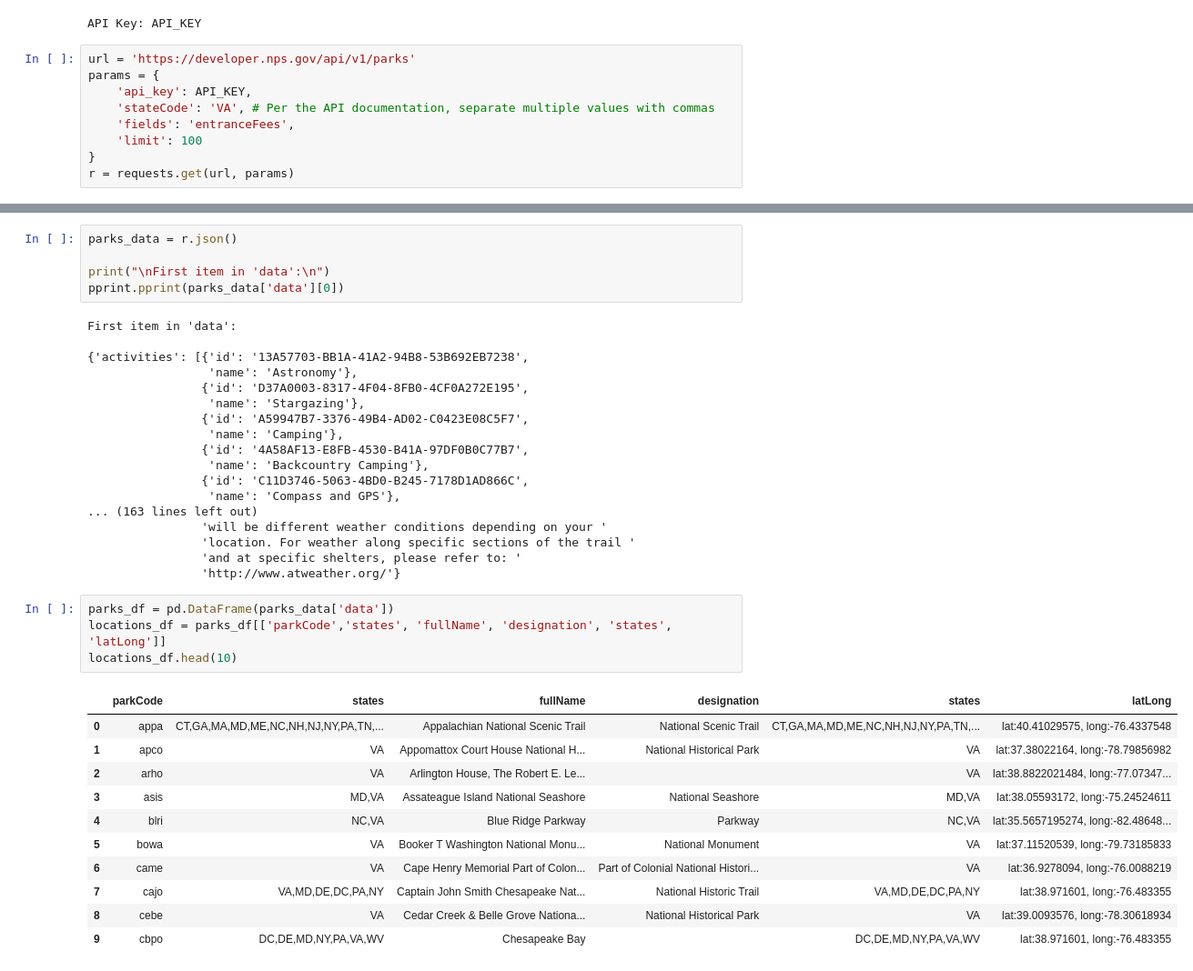
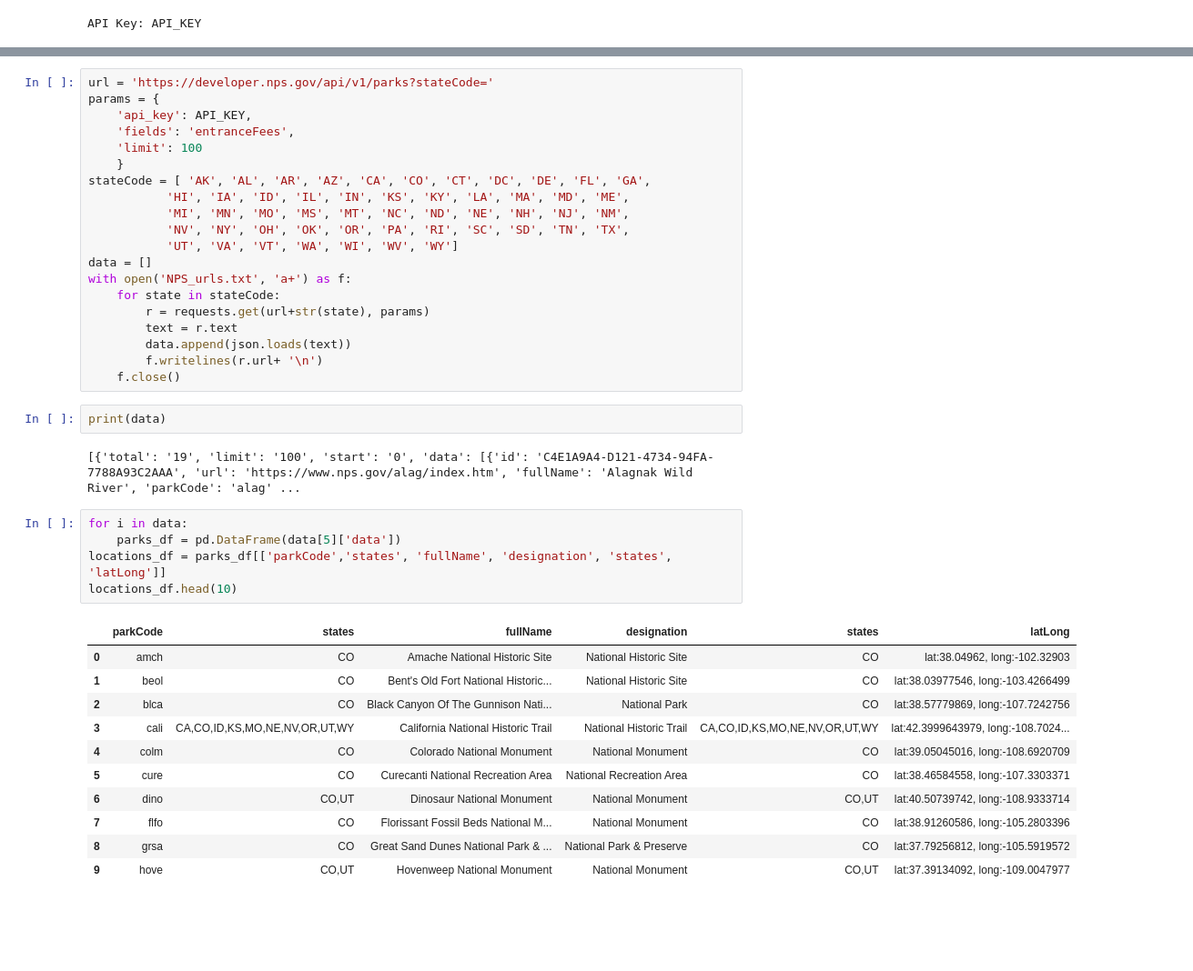
Before and after one commit to gagandeepsinghkhanuja/National-Park-Service-NPS, a Jupyter notebook: NPS.ipynb, the cells around one changed output, grey strips where cells are left out. Shown at 91% size. Saved outputs shown, nothing was run; the diff lists cells and outputs as text; blank space fills up the shorter version.

Commit message:
Updated code to pull parks of all the 50 states

```diff
--- a/NPS.ipynb
+++ b/NPS.ipynb
@@ -10,12 +10,3 @@ with open('api_key_file.txt', 'r') as f:
 print("API Key: {}".format("API_KEY")) # Remove quotes to display actual API_KEY
 # %% [output]
 API Key: API_KEY
-# %%
-url = 'https://developer.nps.gov/api/v1/parks'
-params = {
-    'api_key': API_KEY,
-    'stateCode': 'VA', # Per the API documentation, separate multiple values with commas
-    'fields': 'entranceFees',
-    'limit': 100
-}
-r = requests.get(url, params)
@@ -44,40 +13,42 @@ The first 300 characters of the retrieved text are:
-# %%
-parks_data = r.json()
-
-print("\nFirst item in 'data':\n")
-pprint.pprint(parks_data['data'][0])
-# %% [output]
-First item in 'data':
-
-{'activities': [{'id': '13A57703-BB1A-41A2-94B8-53B692EB7238',
-                 'name': 'Astronomy'},
-                {'id': 'D37A0003-8317-4F04-8FB0-4CF0A272E195',
-                 'name': 'Stargazing'},
-                {'id': 'A59947B7-3376-49B4-AD02-C0423E08C5F7',
-                 'name': 'Camping'},
-                {'id': '4A58AF13-E8FB-4530-B41A-97DF0B0C77B7',
-                 'name': 'Backcountry Camping'},
-                {'id': 'C11D3746-5063-4BD0-B245-7178D1AD866C',
-                 'name': 'Compass and GPS'},
-... (163 lines left out)
-                'will be different weather conditions depending on your '
-                'location. For weather along specific sections of the trail '
-                'and at specific shelters, please refer to: '
-                'http://www.atweather.org/'}
+# %%
+url = 'https://developer.nps.gov/api/v1/parks?stateCode='
+params = {
+    'api_key': API_KEY,
+    'fields': 'entranceFees',
+    'limit': 100
+    }
+stateCode = [ 'AK', 'AL', 'AR', 'AZ', 'CA', 'CO', 'CT', 'DC', 'DE', 'FL', 'GA',
+           'HI', 'IA', 'ID', 'IL', 'IN', 'KS', 'KY', 'LA', 'MA', 'MD', 'ME',
+           'MI', 'MN', 'MO', 'MS', 'MT', 'NC', 'ND', 'NE', 'NH', 'NJ', 'NM',
+           'NV', 'NY', 'OH', 'OK', 'OR', 'PA', 'RI', 'SC', 'SD', 'TN', 'TX',
+           'UT', 'VA', 'VT', 'WA', 'WI', 'WV', 'WY']
+data = []
+with open('NPS_urls.txt', 'a+') as f:
+    for state in stateCode:
+        r = requests.get(url+str(state), params)
+        text = r.text
+        data.append(json.loads(text))
+        f.writelines(r.url+ '\n')
+    f.close()
+# %%
+print(data)
+# %% [output]
+[{'total': '19', 'limit': '100', 'start': '0', 'data': [{'id': 'C4E1A9A4-D121-4734-94FA-7788A93C2AAA', 'url': 'https://www.nps.gov/alag/index.htm', 'fullName': 'Alagnak Wild River', 'parkCode': 'alag' ...
 # %%
-parks_df = pd.DataFrame(parks_data['data'])
+for i in data:
+    parks_df = pd.DataFrame(data[5]['data'])
 locations_df = parks_df[['parkCode','states', 'fullName', 'designation', 'states', 'latLong']]
 locations_df.head(10)
 # %% [output]
 |  | parkCode | states | fullName | designation | states | latLong |
-| 0 | appa | CT,GA,MA,MD,ME,NC,NH,NJ,NY,PA,TN,... | Appalachian National Scenic Trail | National Scenic Trail | CT,GA,MA,MD,ME,NC,NH,NJ,NY,PA,TN,... | lat:40.41029575, long:-76.4337548 |
-| 1 | apco | VA | Appomattox Court House National H... | National Historical Park | VA | lat:37.38022164, long:-78.79856982 |
-| 2 | arho | VA | Arlington House, The Robert E. Le... |  | VA | lat:38.8822021484, long:-77.07347... |
-| 3 | asis | MD,VA | Assateague Island National Seashore | National Seashore | MD,VA | lat:38.05593172, long:-75.24524611 |
-| 4 | blri | NC,VA | Blue Ridge Parkway | Parkway | NC,VA | lat:35.5657195274, long:-82.48648... |
-| 5 | bowa | VA | Booker T Washington National Monu... | National Monument | VA | lat:37.11520539, long:-79.73185833 |
-| 6 | came | VA | Cape Henry Memorial Part of Colon... | Part of Colonial National Histori... | VA | lat:36.9278094, long:-76.0088219 |
-| 7 | cajo | VA,MD,DE,DC,PA,NY | Captain John Smith Chesapeake Nat... | National Historic Trail | VA,MD,DE,DC,PA,NY | lat:38.971601, long:-76.483355 |
-| 8 | cebe | VA | Cedar Creek & Belle Grove Nationa... | National Historical Park | VA | lat:39.0093576, long:-78.30618934 |
-| 9 | cbpo | DC,DE,MD,NY,PA,VA,WV | Chesapeake Bay |  | DC,DE,MD,NY,PA,VA,WV | lat:38.971601, long:-76.483355 |
+| 0 | amch | CO | Amache National Historic Site | National Historic Site | CO | lat:38.04962, long:-102.32903 |
+| 1 | beol | CO | Bent's Old Fort National Historic... | National Historic Site | CO | lat:38.03977546, long:-103.4266499 |
+| 2 | blca | CO | Black Canyon Of The Gunnison Nati... | National Park | CO | lat:38.57779869, long:-107.7242756 |
+| 3 | cali | CA,CO,ID,KS,MO,NE,NV,OR,UT,WY | California National Historic Trail | National Historic Trail | CA,CO,ID,KS,MO,NE,NV,OR,UT,WY | lat:42.3999643979, long:-108.7024... |
+| 4 | colm | CO | Colorado National Monument | National Monument | CO | lat:39.05045016, long:-108.6920709 |
+| 5 | cure | CO | Curecanti National Recreation Area | National Recreation Area | CO | lat:38.46584558, long:-107.3303371 |
+| 6 | dino | CO,UT | Dinosaur National Monument | National Monument | CO,UT | lat:40.50739742, long:-108.9333714 |
+| 7 | flfo | CO | Florissant Fossil Beds National M... | National Monument | CO | lat:38.91260586, long:-105.2803396 |
+| 8 | grsa | CO | Great Sand Dunes National Park & ... | National Park & Preserve | CO | lat:37.79256812, long:-105.5919572 |
+| 9 | hove | CO,UT | Hovenweep National Monument | National Monument | CO,UT | lat:37.39134092, long:-109.0047977 |
 # %%
```
Also changed, not shown: parts of 7 cells of this notebook.
